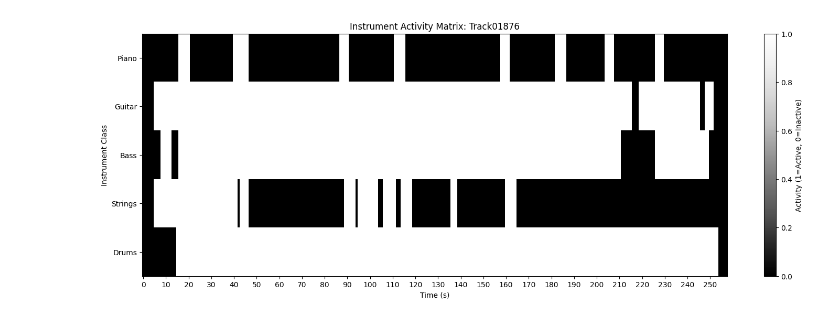
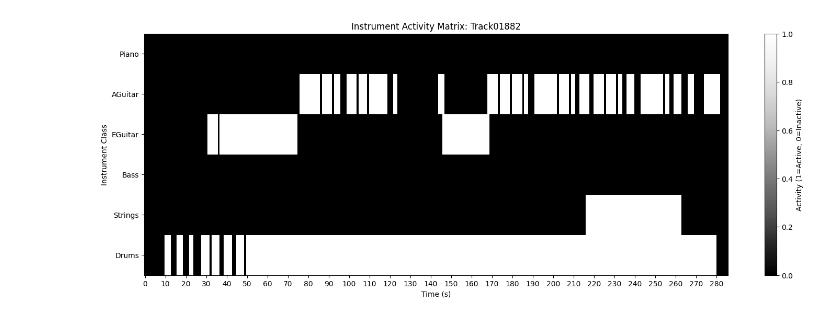
Before and after one commit to davidjhwang/Polyphonic-Instrument-Classifier, a Jupyter notebook: 2_label.ipynb, the cells around one changed output. Cells and saved outputs as stored; diff of their text form; code cells hidden in the pictures.

Commit message:
Split acoustic and electric

```diff
--- a/2_label.ipynb
+++ b/2_label.ipynb
@@ -4,12 +4,25 @@ import numpy as np
 import librosa
 import yaml
 
-# Instrument mapping and exclusion list
-INSTRUMENT_MAPPING = {"Piano": 0, "Guitar": 1, "Bass": 2, "Strings": 3, "Strings (continued)": 3, "Drums": 4}
-EXCLUDED_PROGRAMS = {}
+# Instrument mapping
+INSTRUMENT_MAPPING = {
+    "Piano": 0, "AGuitar": 1, "EGuitar": 2, "Bass": 3,
+    "Strings": 4, "Strings (continued)": 4, "Drums": 5
+}
+
+# Plugin-to-Class Mapping for Guitar
+ACOUSTIC_PLUGINS = {
+    "/Library/Audio/Plug-Ins/Components/AGML2.component",
+    "nylon_guitar.nkm", "nylon_guitar2.nkm"
+}
+ELECTRIC_PLUGINS = {
+    "elektrik_guitar.nkm", "funk_guitar.nkm", "harmonic_guitar.nkm",
+    "jazz_guitar.nkm", "jazz_guitar2.nkm", "jazz_guitar3.nkm", "jazz_guitar4.nkm",
+    "rhythm_rock_guitar.nkm", "rock_guitar.nkm", "solo_guitar.nkm"
+}
 
 # Paths
-DATASET_PATH, TIMESTAMPS_FILE, OUTPUT_DIR = "slakh2100_flac_redux/reduced_validation/", "timestamps_validation.txt", "labels_validation/"
+DATASET_PATH, TIMESTAMPS_FILE, OUTPUT_DIR = "slakh2100_flac_redux/reduced_test/", "timestamps_test.txt", "labels_test/"
 os.makedirs(OUTPUT_DIR, exist_ok=True)
 # %%
 # Step 1: Build stem-to-class mapping
@@ -20,8 +33,16 @@ for track in sorted(os.listdir(DATASET_PATH)):
         with open(metadata_file, "r") as f:
             metadata = yaml.safe_load(f)
         for stem, info in metadata.get("stems", {}).items():
-            if info.get("program_num") not in EXCLUDED_PROGRAMS and info.get("inst_class") in INSTRUMENT_MAPPING:
-                stem_to_class[f"{track}/{stem}.flac"] = INSTRUMENT_MAPPING[info["inst_class"]]
+            inst_class = info.get("inst_class")
+            plugin_name = info.get("plugin_name", "")
+
+            if inst_class == "Guitar":
+                if plugin_name in ACOUSTIC_PLUGINS:
+                    stem_to_class[f"{track}/{stem}.flac"] = INSTRUMENT_MAPPING["AGuitar"]
+                elif plugin_name in ELECTRIC_PLUGINS:
+                    stem_to_class[f"{track}/{stem}.flac"] = INSTRUMENT_MAPPING["EGuitar"]
+            elif inst_class in INSTRUMENT_MAPPING:
+                stem_to_class[f"{track}/{stem}.flac"] = INSTRUMENT_MAPPING[inst_class]
 
 # Step 2: Process timestamps and create activity matrices
 activity_matrices = {}
@@ -31,14 +52,14 @@ with open(TIMESTAMPS_FILE, "r") as f:
             track = os.path.basename(line.split("Track: ")[1].replace("\\", "/"))
             mix_file = os.path.join(DATASET_PATH, track, "mix.flac")
             if os.path.exists(mix_file):
-                activity_matrices[track] = np.zeros((5, int(np.floor(librosa.get_duration(path=mix_file)))), dtype=np.int8)
+                activity_matrices[track] = np.zeros((6, int(np.floor(librosa.get_duration(path=mix_file)))), dtype=np.int8)
         elif (parts := line.split(": ")) and len(parts) == 2:
             stem_key, timestamps = f"{track}/{parts[0]}", eval(parts[1])
             if stem_key in stem_to_class:
                 idx = stem_to_class[stem_key]
                 for start, end in timestamps:
                     start_idx, end_idx = int(np.floor(start)), int(np.ceil(end))
-                    presence = int((end - start) >= 0.1)  # 1 if duration ≥ 0.2s, else 0
+                    presence = int((end - start) >= 0.1)  # 1 if duration ≥ 0.1s, else 0
                     activity_matrices[track][idx, start_idx:end_idx] = presence
 
 # Step 3: Save matrices
@@ -47,29 +68,29 @@ for track, matrix in activity_matrices.items():
 # %%
 import os
 import numpy as np
 import matplotlib.pyplot as plt
 
 # Define instrument labels for visualization
-INSTRUMENT_LABELS = ["Piano", "Guitar", "Bass", "Strings", "Drums"]
+INSTRUMENT_LABELS = ["Piano", "AGuitar", "EGuitar", "Bass", "Strings", "Drums"]
 MATRIX_PATH = "labels_test/"
 
 # Visualize Example
-example_file = sorted(os.listdir(MATRIX_PATH))[0]
+example_file = sorted(os.listdir(MATRIX_PATH))[5]
 matrix = np.load(os.path.join(MATRIX_PATH, example_file))
 
 plt.figure(figsize=(18, 6))
 plt.imshow(matrix, aspect="auto", cmap="Greys_r", interpolation="nearest")
 
 # Labels and title
-plt.yticks(range(5), INSTRUMENT_LABELS)
+plt.yticks(range(6), INSTRUMENT_LABELS)
 
 # Adjust xticks for 1.0-second intervals instead of 0.5
 plt.xticks(range(0, matrix.shape[1], 10), np.arange(0, matrix.shape[1], 10))
 
 plt.xlabel("Time (s)")
 plt.ylabel("Instrument Class")
 plt.title(f"Instrument Activity Matrix: {example_file[:-4]}")
 plt.colorbar(label="Activity (1=Active, 0=Inactive)")
 plt.show()
 # %% [output]
-[figure, old version]
+[figure, new version]
```
Also changed, not shown: 7 other files.
